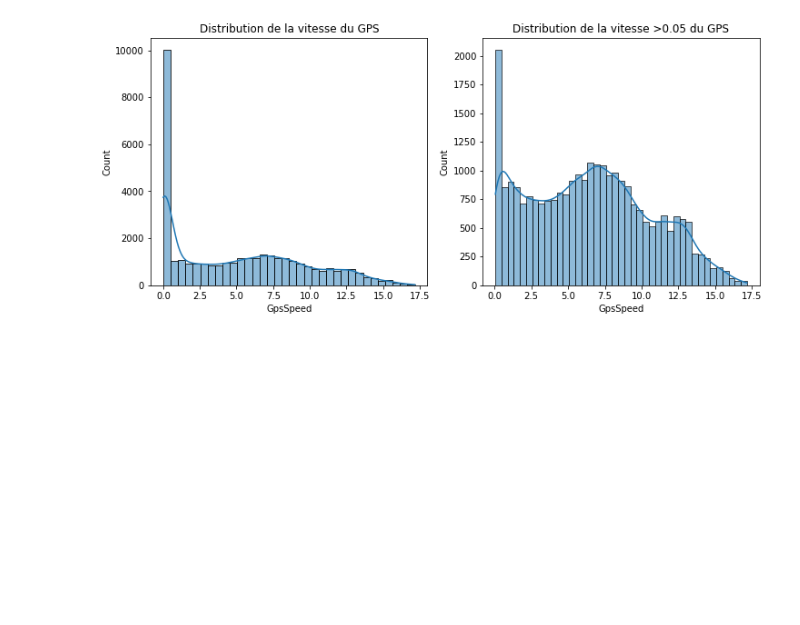
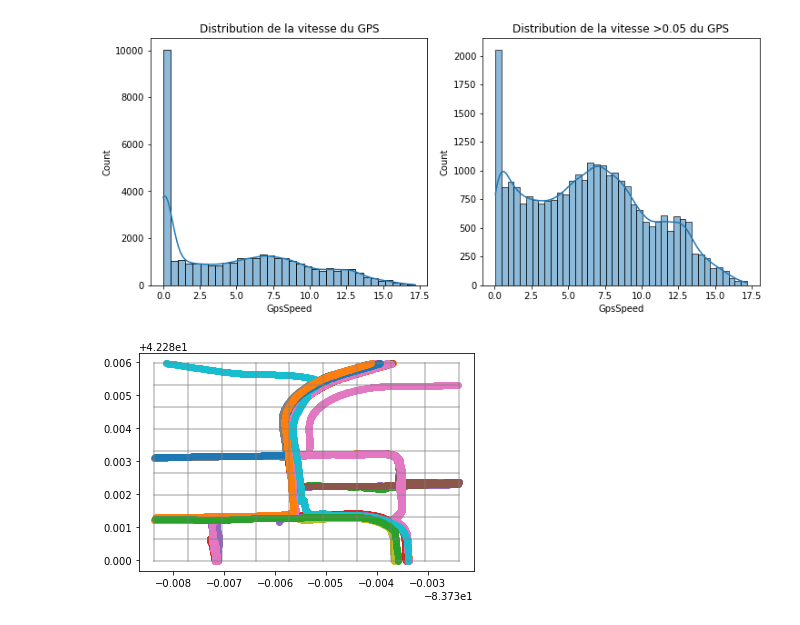
Before and after one commit to FZYUAN-1/pldac_interpolation, a Jupyter notebook: PLDAC PROJET GPS.ipynb, the cells around one changed output. Saved outputs shown, nothing was run; the diff lists cells and outputs as text; code cells hidden in the pictures; blank space fills up the shorter version.

```diff
--- a/PLDAC PROJET GPS.ipynb
+++ b/PLDAC PROJET GPS.ipynb
@@ -168,4 +168,35 @@ sns.histplot(df.loc[df["GpsSpeed"]>0.05, "GpsSpeed"], kde=True, ax=ax[1])
 # %% [output]
 <AxesSubplot:title={'center':'Distribution de la vitesse >0.05 du GPS'}, xlabel='GpsSpeed', ylabel='Count'>
 [figure]
+# %%
+#Bornes de la longitude
+longitude_min = df["Longitude"].min()
+longitude_max = df["Longitude"].max()
+#Bornes de la latitude
+latitude_min = df["Latitude"].min()
+latitude_max = df["Latitude"].max()
+#bins / nombre d'intervalles
+n_interval = 10
+#On sépare en 10 la latitude et la longitude
+x_splits = np.linspace(latitude_min,latitude_max, n_interval)
+y_splits = np.linspace(longitude_min,longitude_max, n_interval)
+
+#affichages
+plt.figure()
+
+#affichage (longitude,latitude) pour les trips
+for t in trips:
+    tr = df[df["Trip"]==t]
+    plt.scatter(tr["Longitude"],tr["Latitude"])
+
+#affichage grille
+for i in range(n_interval):
+    x = x_splits[i]
+    y = y_splits[i]
+    plt.plot([longitude_min, longitude_max],[x,x], c='grey',  alpha = 0.5)
+    plt.plot([y,y],[latitude_min,latitude_max], c='grey', alpha = 0.5)
+
+plt.show()
+# %% [output]
+[figure, added]
 # %%
```
Also changed, not shown: parts of 5 cells of this notebook.
